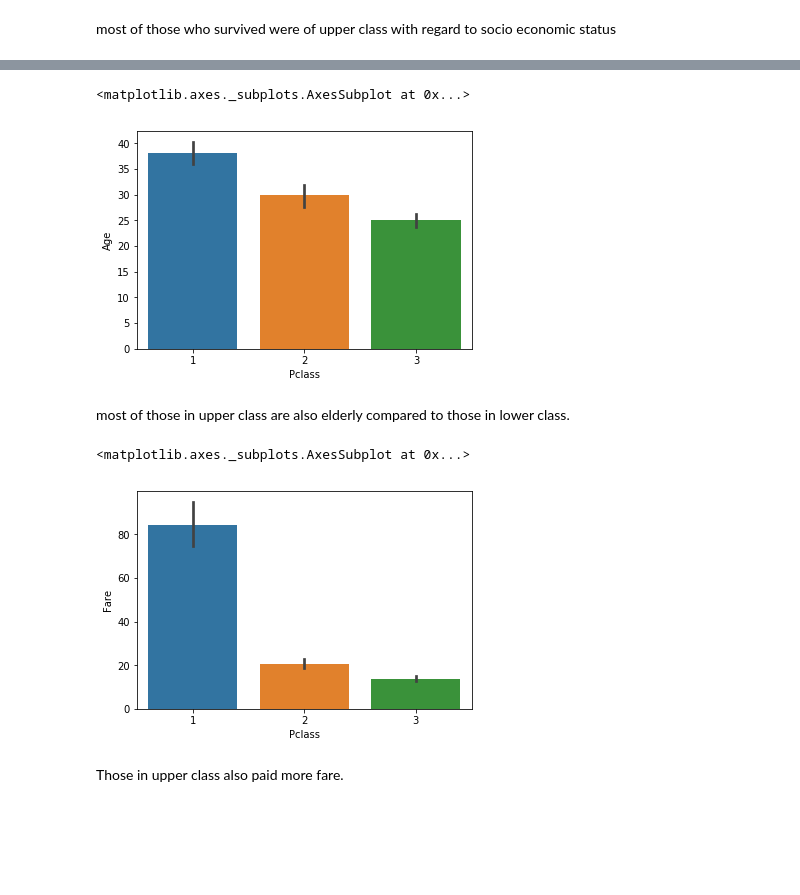
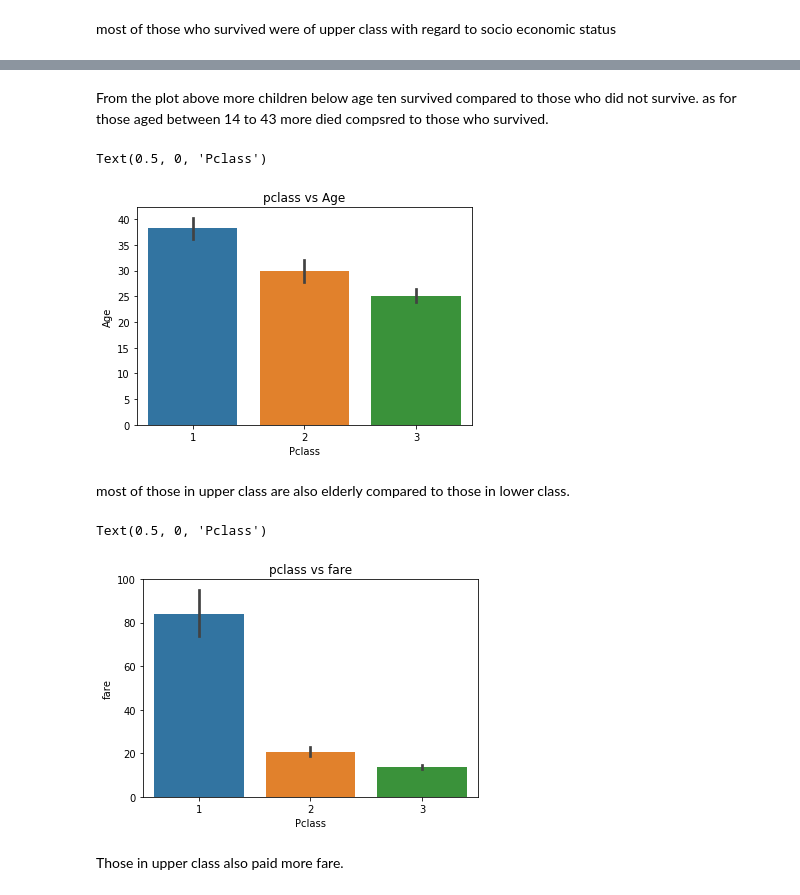
Before and after one commit to EOKELLO/IP-WEEK1-CORE, a Jupyter notebook: Moringa_Data_Science_Core_W9_Independent_Project_2019_07_Elizabeth_Okello_Python_Notebook.ipynb, the cells around one changed output, grey strips where cells are left out. Saved outputs shown, nothing was run; the diff lists cells and outputs as text; code cells hidden in the pictures; blank space fills up the shorter version.

```diff
--- a/Moringa_Data_Science_Core_W9_Independent_Project_2019_07_Elizabeth_Okello_Python_Notebook.ipynb
+++ b/Moringa_Data_Science_Core_W9_Independent_Project_2019_07_Elizabeth_Okello_Python_Notebook.ipynb
@@ -110,14 +148,22 @@ for i in df['Age']:
+# %% [markdown]
+From the plot above more children below age ten survived compared to those who did not survive. as for those aged between 14 to 43 more died compsred to those who survived.
 # %%
 sns.barplot(x='Pclass',y='Age',data = df)
+plt.title('pclass vs Age')
+plt.ylabel('Age')
+plt.xlabel('Pclass')
 # %% [output]
-<matplotlib.axes._subplots.AxesSubplot at 0x...>
+Text(0.5, 0, 'Pclass')
-[figure, old version]
+[figure, new version]
 # %% [markdown]
 most of those in upper class are also elderly compared to those in lower class.
 # %%
 sns.barplot(x='Pclass',y='Fare',data = df)
+plt.title('pclass vs fare')
+plt.ylabel('fare')
+plt.xlabel('Pclass')
 # %% [output]
-<matplotlib.axes._subplots.AxesSubplot at 0x...>
+Text(0.5, 0, 'Pclass')
-[figure, old version]
+[figure, new version]
 # %% [markdown]
 Those in upper class also paid more fare.
```
Also changed, not shown: parts of 117 cells of this notebook.
